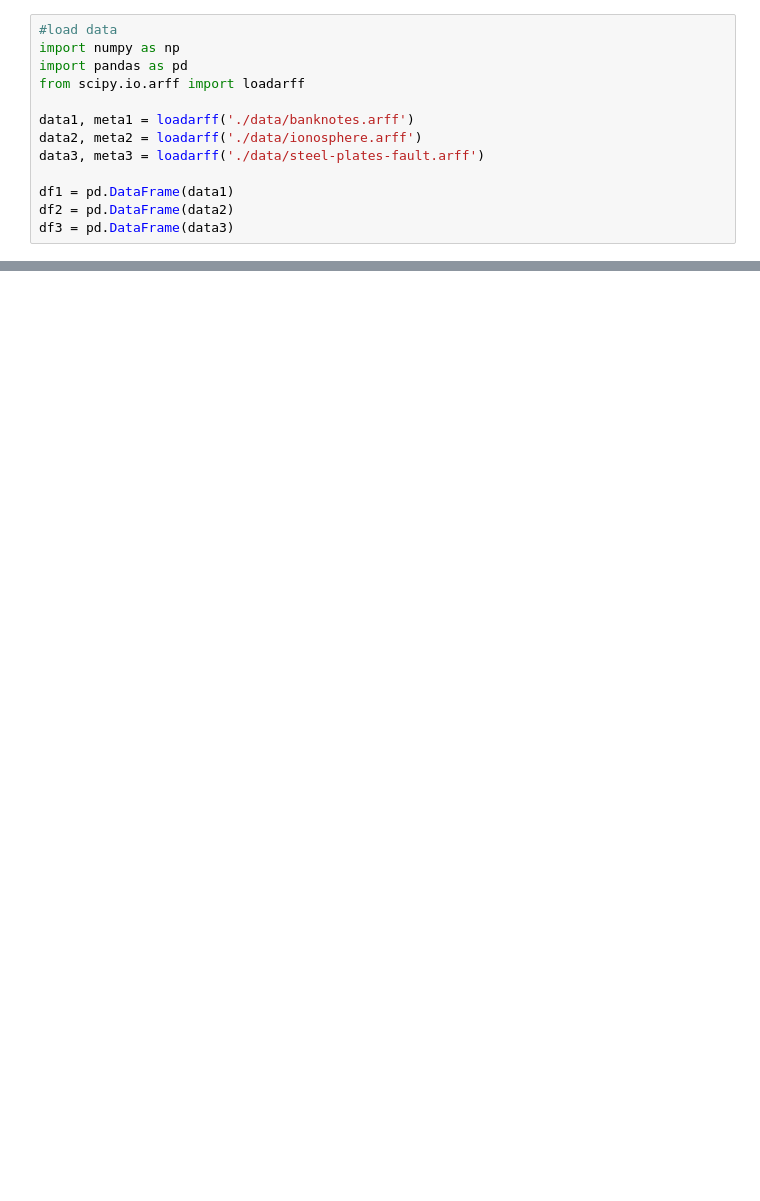
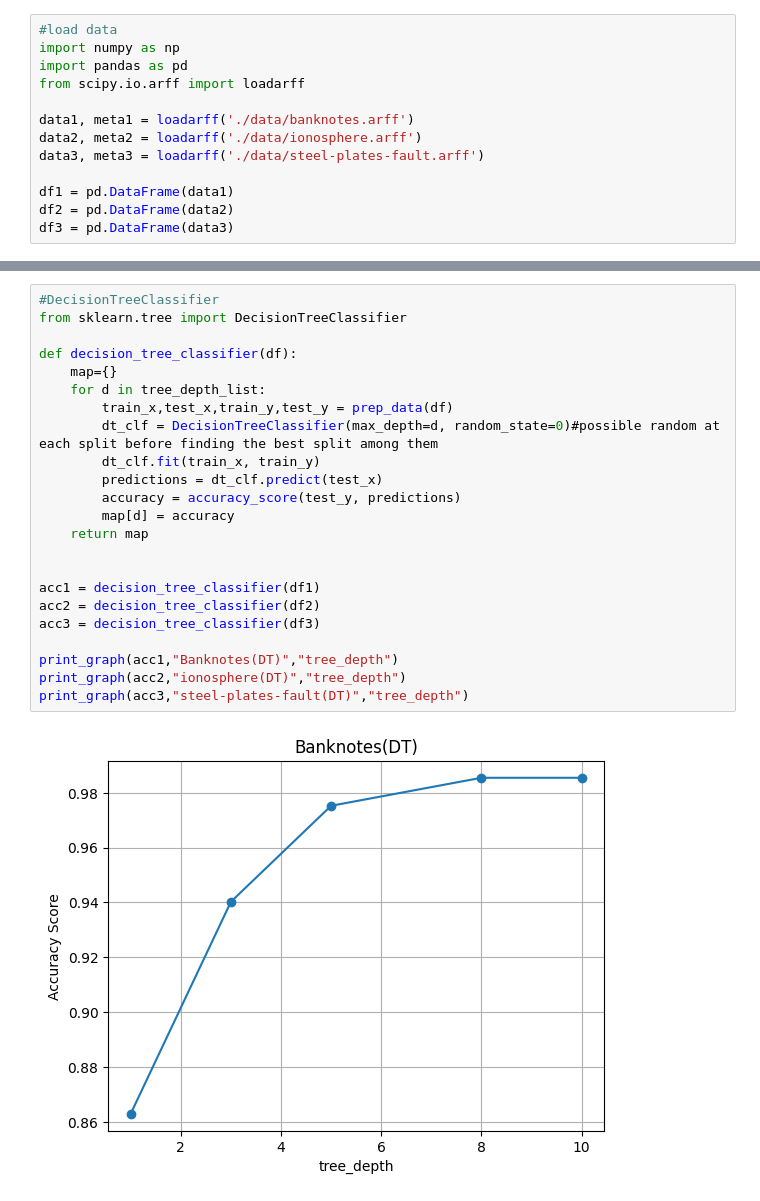
Before and after one commit to gawk2333/AIML420-project1, a Jupyter notebook: classifier.ipynb, the cells around one changed output, grey strips where cells are left out. Cells and saved outputs as stored; diff of their text form; blank space fills up the shorter version.

```diff
--- a/classifier.ipynb
+++ b/classifier.ipynb
@@ -95,0 +114,25 @@ AttributeError: 'Flags' object has no attribute 'c_contiguous'
+# %%
+#DecisionTreeClassifier
+from sklearn.tree import DecisionTreeClassifier
+
+def decision_tree_classifier(df):
+    map={}
+    for d in tree_depth_list:
+        train_x,test_x,train_y,test_y = prep_data(df)
+        dt_clf = DecisionTreeClassifier(max_depth=d, random_state=0)#possible random at each split before finding the best split among them
+        dt_clf.fit(train_x, train_y)
+        predictions = dt_clf.predict(test_x)
+        accuracy = accuracy_score(test_y, predictions)
+        map[d] = accuracy
+    return map
+
+
+acc1 = decision_tree_classifier(df1)
+acc2 = decision_tree_classifier(df2)
+acc3 = decision_tree_classifier(df3)
+
+print_graph(acc1,"Banknotes(DT)","tree_depth")
+print_graph(acc2,"ionosphere(DT)","tree_depth")
+print_graph(acc3,"steel-plates-fault(DT)","tree_depth")
+# %% [output]
+[figure, added]
```
Also changed, not shown: parts of 12 cells of this notebook.
